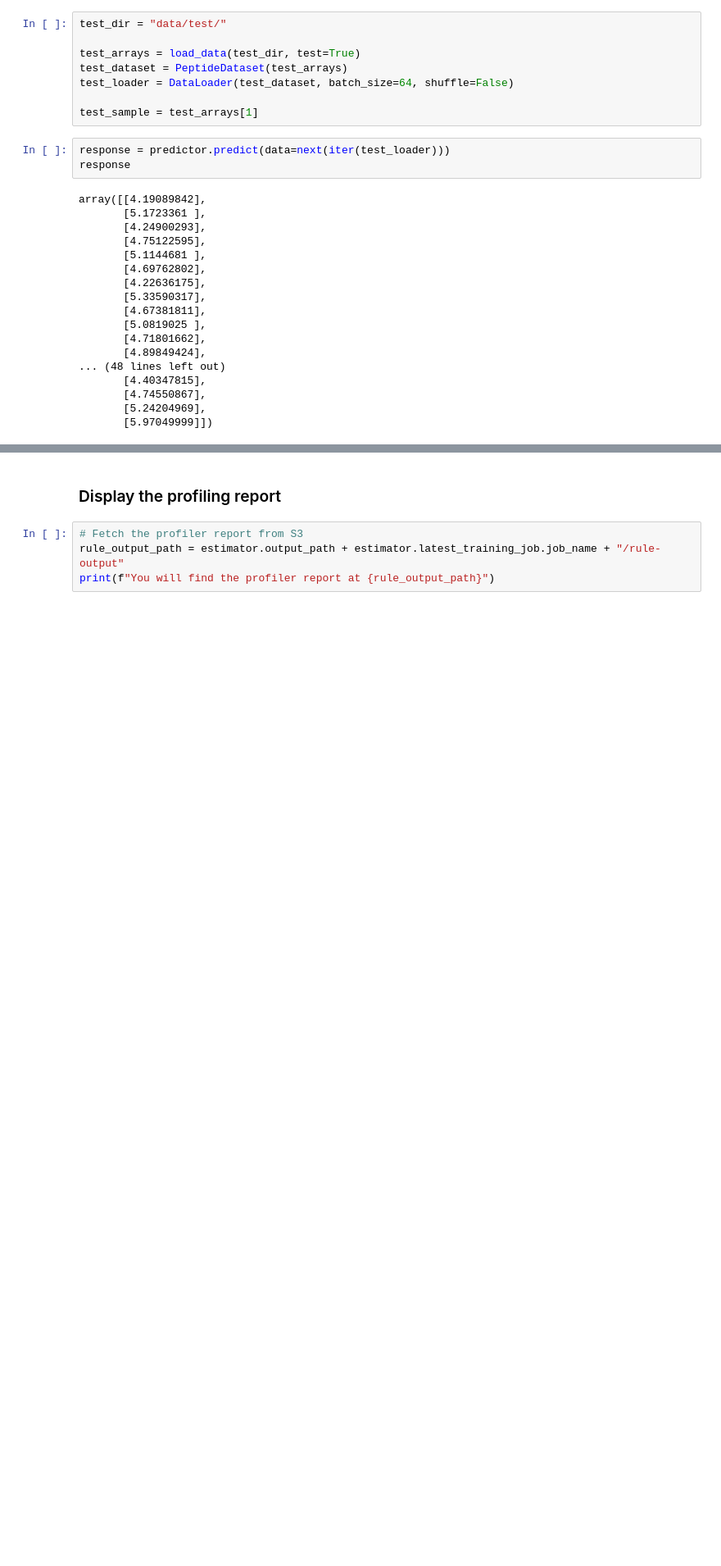
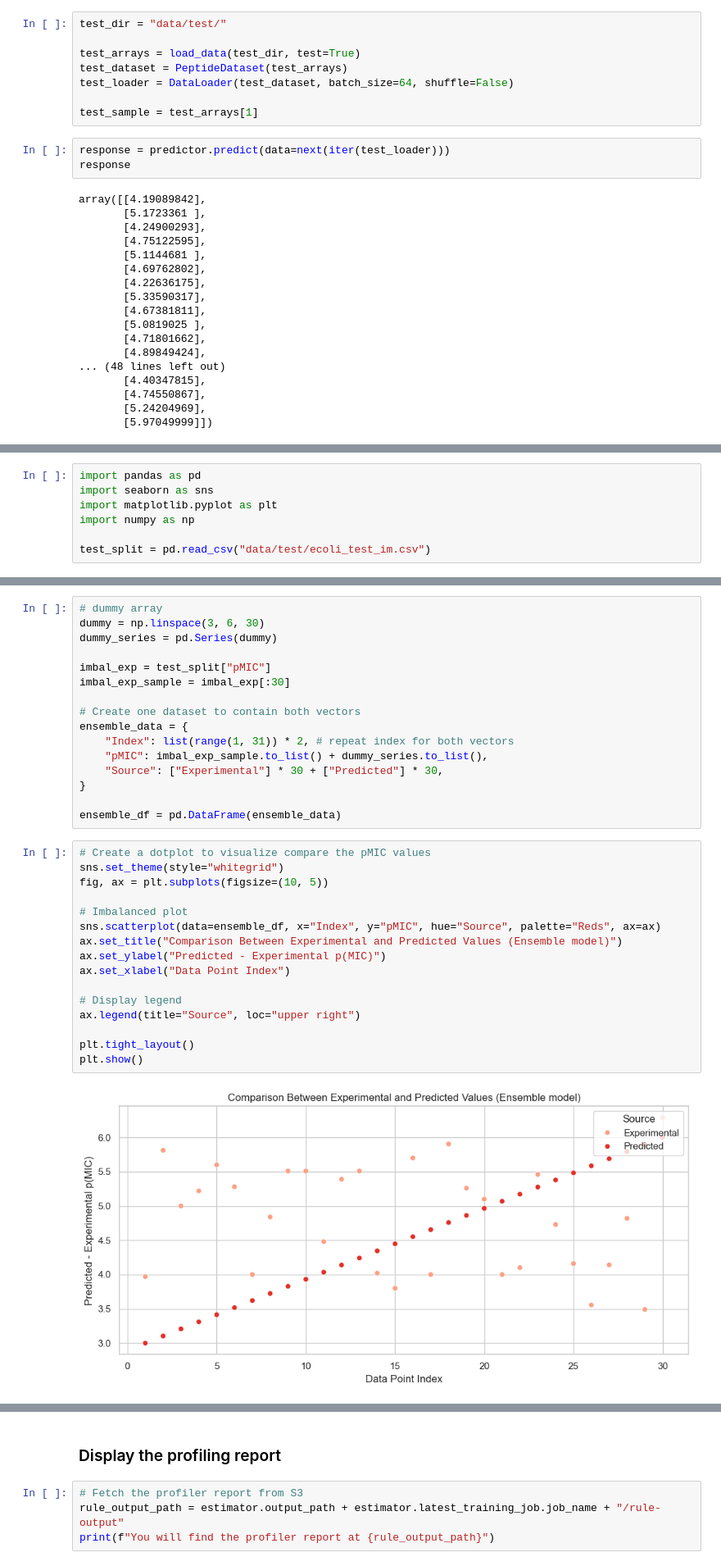
Before and after one commit to DannyLCG/aws_udacity_capstone_project, a Jupyter notebook: train-deploy.ipynb, the cells around one changed output, grey strips where cells are left out. Shown at 82% size. Drawn from its saved outputs; the diff is of its cells as text; blank space fills up the shorter version.

Commit message:
Working on plotting. NEXT: retrieve benchmark predictions.

```diff
--- a/train-deploy.ipynb
+++ b/train-deploy.ipynb
@@ -621,0 +629,7 @@ array([[4.19089842],
+# %%
+import pandas as pd
+import seaborn as sns
+import matplotlib.pyplot as plt
+import numpy as np
+
+test_split = pd.read_csv("data/test/ecoli_test_im.csv")
@@ -621,0 +662,34 @@ array([[4.19089842],
+# %%
+# dummy array
+dummy = np.linspace(3, 6, 30)
+dummy_series = pd.Series(dummy)
+
+imbal_exp = test_split["pMIC"]
+imbal_exp_sample = imbal_exp[:30]
+
+# Create one dataset to contain both vectors
+ensemble_data = {
+    "Index": list(range(1, 31)) * 2, # repeat index for both vectors
+    "pMIC": imbal_exp_sample.to_list() + dummy_series.to_list(),
+    "Source": ["Experimental"] * 30 + ["Predicted"] * 30,
+}
+
+ensemble_df = pd.DataFrame(ensemble_data)
+# %%
+# Create a dotplot to visualize compare the pMIC values
+sns.set_theme(style="whitegrid")
+fig, ax = plt.subplots(figsize=(10, 5))
+
+# Imbalanced plot
+sns.scatterplot(data=ensemble_df, x="Index", y="pMIC", hue="Source", palette="Reds", ax=ax)
+ax.set_title("Comparison Between Experimental and Predicted Values (Ensemble model)")
+ax.set_ylabel("Predicted - Experimental p(MIC)")
+ax.set_xlabel("Data Point Index")
+
+# Display legend
+ax.legend(title="Source", loc="upper right")
+
+plt.tight_layout()
+plt.show()
+# %% [output]
+[figure, added]
```
Also changed, not shown: parts of 6 cells of this notebook.
